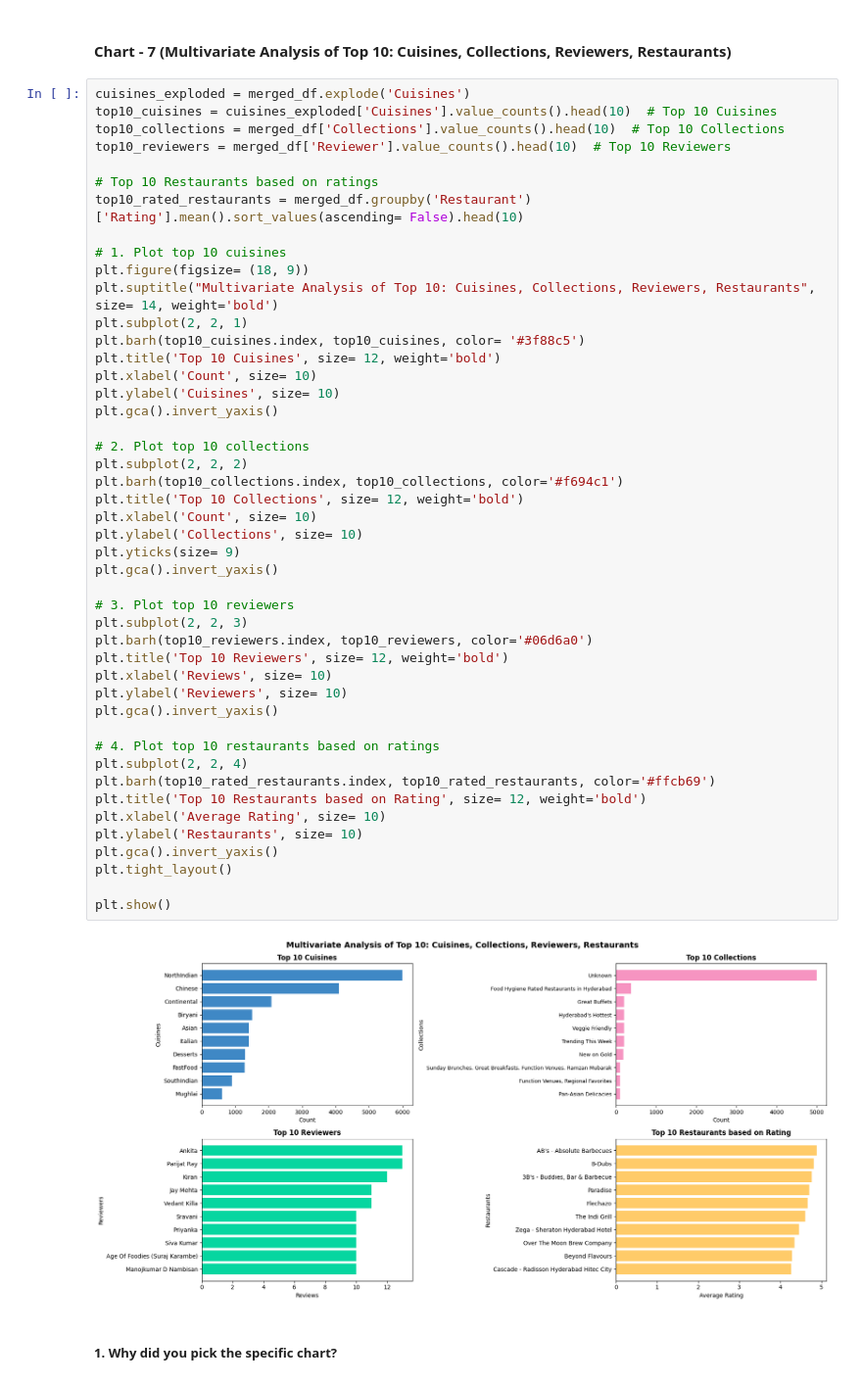
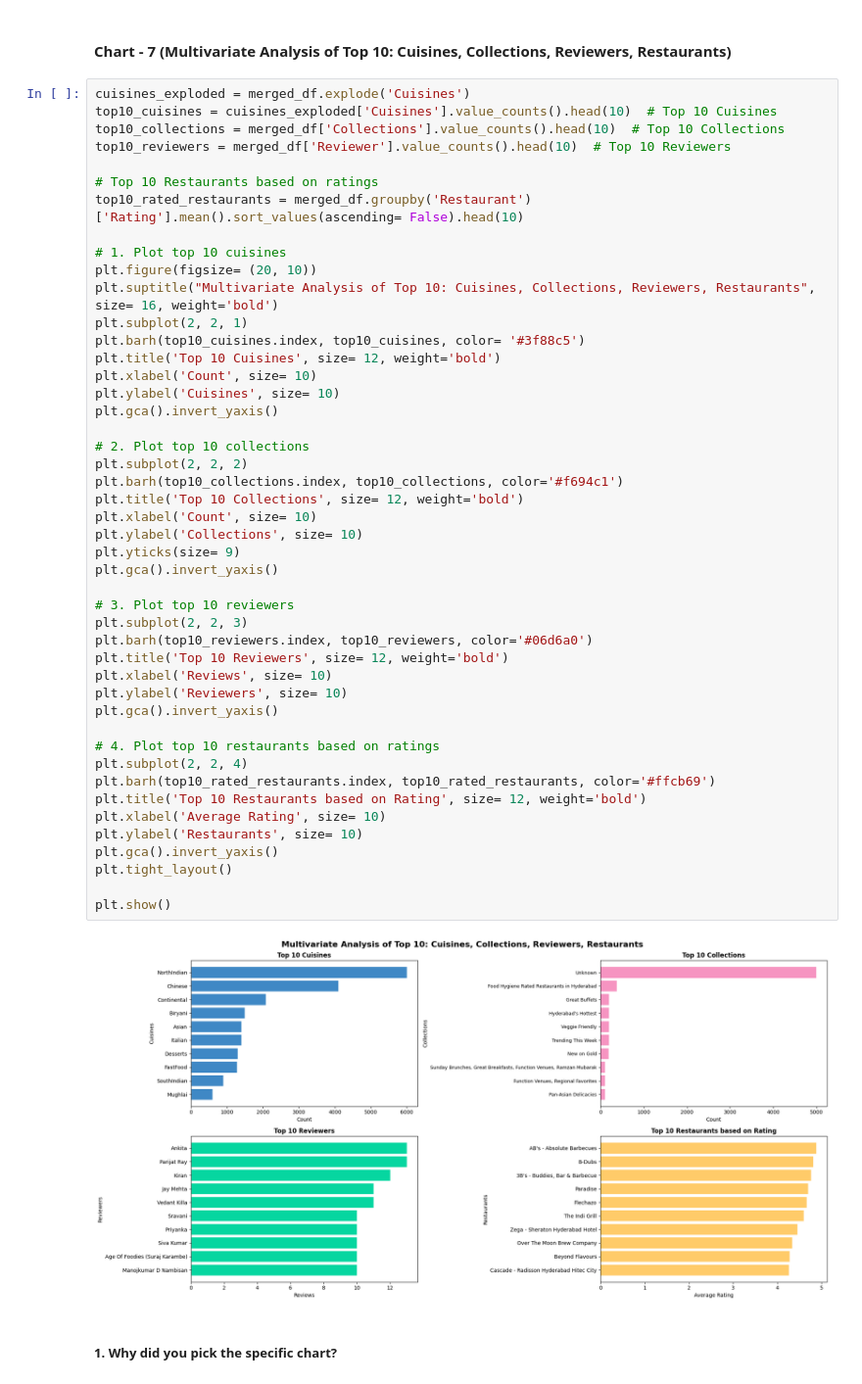
Before and after one commit to ShubhPathania/Zomato-Restaurant-Clustering-and-Sentiment-Analysis, a Jupyter notebook: Zomato_Restaurant_Clustering_and_Sentiment_Analysis.ipynb, the cells around one changed output. Shown at 98% size. Drawn from its saved outputs; the diff is of its cells as text.

```diff
--- a/Zomato_Restaurant_Clustering_and_Sentiment_Analysis.ipynb
+++ b/Zomato_Restaurant_Clustering_and_Sentiment_Analysis.ipynb
@@ -1156,8 +1182,8 @@ top10_reviewers = merged_df['Reviewer'].value_counts().head(10)  # Top 10 Review
 top10_rated_restaurants = merged_df.groupby('Restaurant')['Rating'].mean().sort_values(ascending= False).head(10)
 
 # 1. Plot top 10 cuisines
-plt.figure(figsize= (18, 9))
-plt.suptitle("Multivariate Analysis of Top 10: Cuisines, Collections, Reviewers, Restaurants", size= 14, weight='bold')
+plt.figure(figsize= (20, 10))
+plt.suptitle("Multivariate Analysis of Top 10: Cuisines, Collections, Reviewers, Restaurants", size= 16, weight='bold')
 plt.subplot(2, 2, 1)
 plt.barh(top10_cuisines.index, top10_cuisines, color= '#3f88c5')
 plt.title('Top 10 Cuisines', size= 12, weight='bold')
@@ -1166,34 +1192,34 @@ plt.ylabel('Cuisines', size= 10)
 plt.gca().invert_yaxis()
 
 # 2. Plot top 10 collections
 plt.subplot(2, 2, 2)
 plt.barh(top10_collections.index, top10_collections, color='#f694c1')
 plt.title('Top 10 Collections', size= 12, weight='bold')
 plt.xlabel('Count', size= 10)
 plt.ylabel('Collections', size= 10)
 plt.yticks(size= 9)
 plt.gca().invert_yaxis()
 
 # 3. Plot top 10 reviewers
 plt.subplot(2, 2, 3)
 plt.barh(top10_reviewers.index, top10_reviewers, color='#06d6a0')
 plt.title('Top 10 Reviewers', size= 12, weight='bold')
 plt.xlabel('Reviews', size= 10)
 plt.ylabel('Reviewers', size= 10)
 plt.gca().invert_yaxis()
 
 # 4. Plot top 10 restaurants based on ratings
 plt.subplot(2, 2, 4)
 plt.barh(top10_rated_restaurants.index, top10_rated_restaurants, color='#ffcb69')
 plt.title('Top 10 Restaurants based on Rating', size= 12, weight='bold')
 plt.xlabel('Average Rating', size= 10)
 plt.ylabel('Restaurants', size= 10)
 plt.gca().invert_yaxis()
 plt.tight_layout()
 
 plt.show()
 # %% [output]
-[figure, old version]
+[figure, new version]
 # %% [markdown]
 ##### 1. Why did you pick the specific chart?
 # %% [markdown]
```
Also changed, not shown: parts of 145 cells of this notebook.
